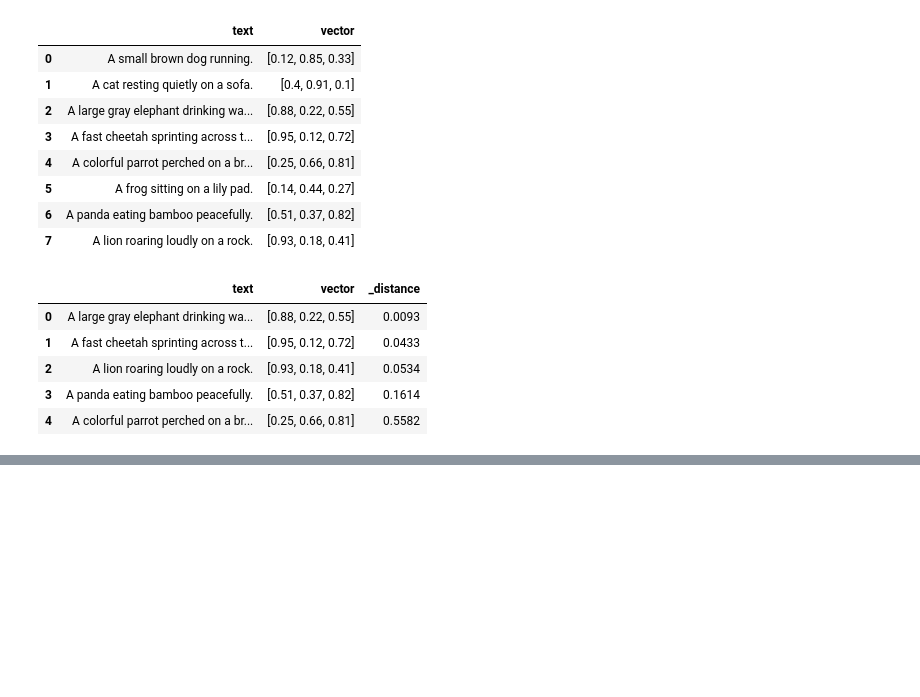
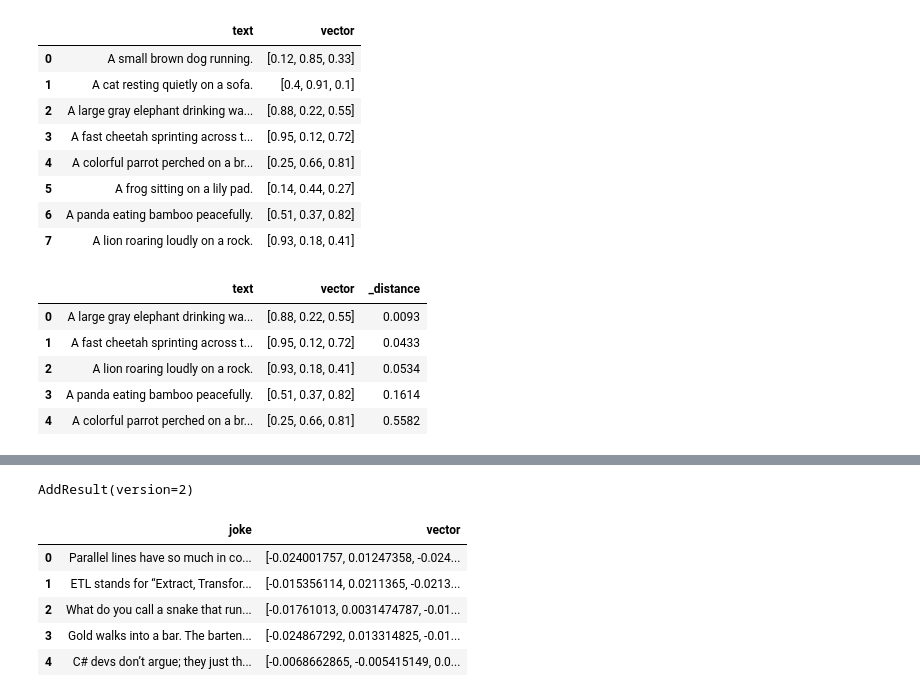
Before and after one commit to katryl-yh/ai_engineering_katrin_rylander_de24, a Jupyter notebook: 09_lancedb_vector_database/lancedb_explorations.ipynb, the cells around one changed output, grey strips where cells are left out. Cells and saved outputs as stored; diff of their text form; code cells hidden in the pictures; blank space fills up the shorter version.

```diff
--- a/09_lancedb_vector_database/lancedb_explorations.ipynb
+++ b/09_lancedb_vector_database/lancedb_explorations.ipynb
@@ -141,0 +195,13 @@ vector_db["animals"].search(query_vector).limit(5).to_pandas()
+# %%
+vector_db["jokes"].add(df_jokes)
+# %% [output]
+AddResult(version=2)
+# %%
+vector_db["jokes"].to_pandas().head()
+# %% [output]
+|  | joke | vector |
+| 0 | Parallel lines have so much in co... | [-0.024001757, 0.01247358, -0.024... |
+| 1 | ETL stands for “Extract, Transfor... | [-0.015356114, 0.0211365, -0.0213... |
+| 2 | What do you call a snake that run... | [-0.01761013, 0.0031474787, -0.01... |
+| 3 | Gold walks into a bar. The barten... | [-0.024867292, 0.013314825, -0.01... |
+| 4 | C# devs don’t argue; they just th... | [-0.0068662865, -0.005415149, 0.0... |
```
Also changed, not shown: parts of 10 cells of this notebook, 2 other files.
